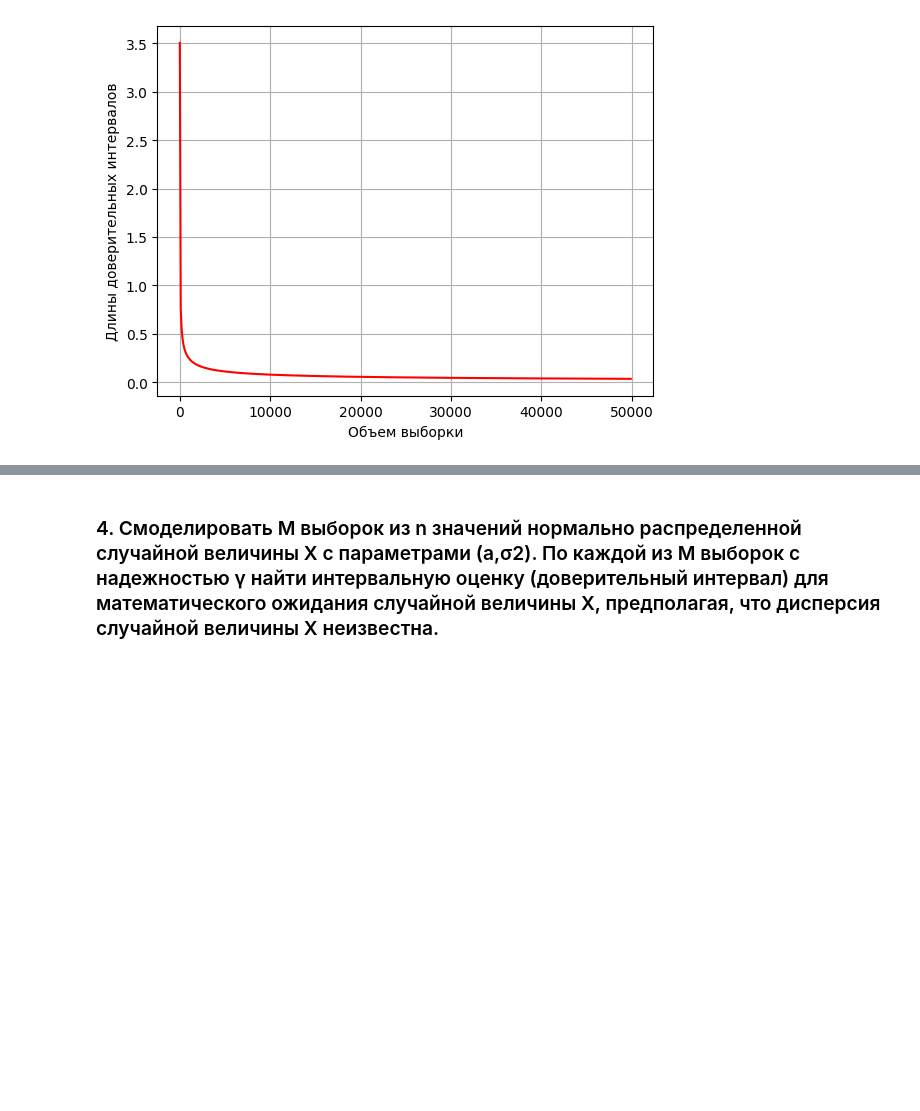
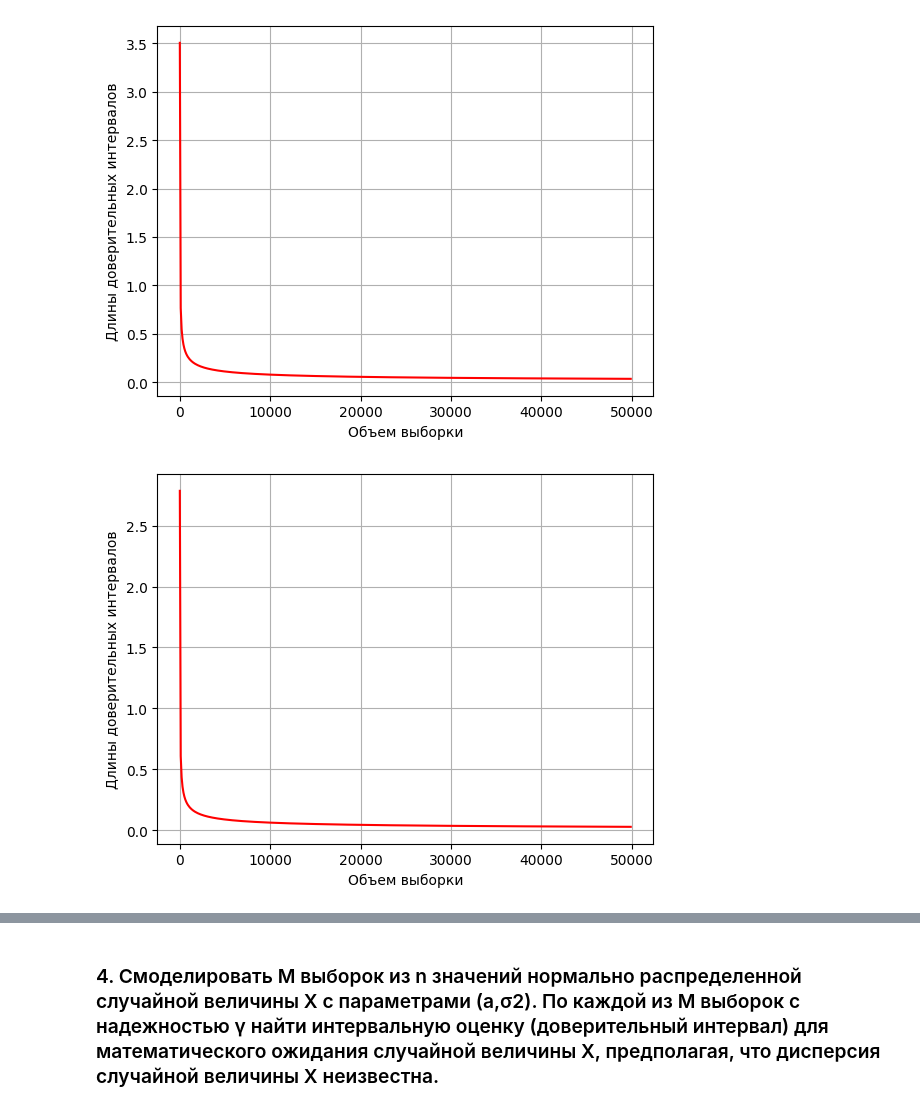
Before and after one commit to NozdryakovaMarina/sda, a Jupyter notebook: stat/lab_2.ipynb, the cells around one changed output, grey strips where cells are left out. Saved outputs shown, nothing was run; the diff lists cells and outputs as text; code cells hidden in the pictures; blank space fills up the shorter version.

```diff
--- a/stat/lab_2.ipynb
+++ b/stat/lab_2.ipynb
@@ -120,3 +180,24 @@ plt.plot(n_,delta_, color='red')
 plt.grid()
 # %% [output]
 [figure]
+# %%
+sample = np.random.normal(a, sigma, n)
+a_estimate=np.mean(sample)
+V=500
+n_=[0.0]*V
+delta_=[0.0]*V
+n__0=5
+n__1=50000
+h=(n__1-n__0)/V
+for i in range(V):
+    n_[i]=n__0+i*h
+    interval_estimate_MX=st.norm.interval(gamma,
+              loc=a_estimate,
+              scale=np.std(sample, ddof=1)/np.sqrt(n_[i]))
+    delta_[i]=interval_estimate_MX[1]-interval_estimate_MX[0]
+plt.xlabel("Объем выборки")
+plt.ylabel("Длины доверительных интервалов")
+plt.plot(n_,delta_, color='red')
+plt.grid()
+# %% [output]
+[figure, added]
```
Also changed, not shown: parts of 30 cells of this notebook, 5 other files.
